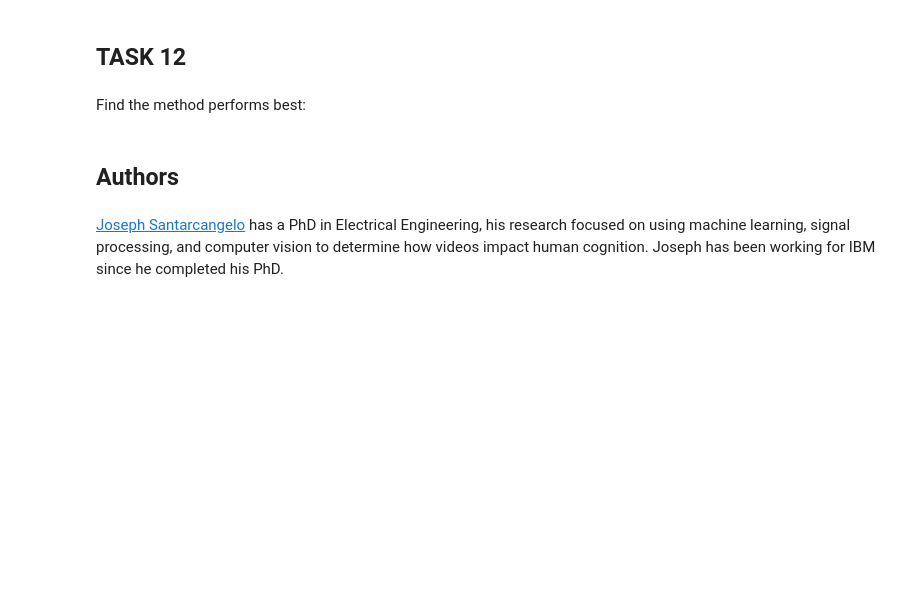
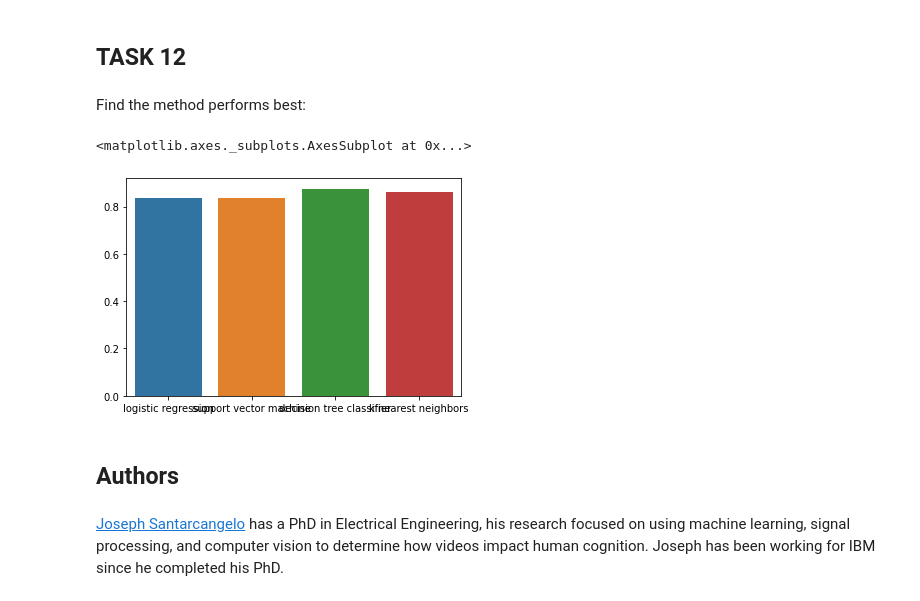
Before and after one commit to SiaChenGitHub/IBM, a Jupyter notebook: model7.ipynb, the cells around one changed output. Cells and saved outputs as stored; diff of their text form; code cells hidden in the pictures; blank space fills up the shorter version.

```diff
--- a/model7.ipynb
+++ b/model7.ipynb
@@ -343,6 +343,13 @@ plot_confusion_matrix(Y_test,yhat)
 ## TASK  12
 # %% [markdown]
 Find the method performs best:
+# %%
+Model=['logistic regression','support vector machine','decision tree classifier','k nearest neighbors']
+Accuracy=[0.8342857142857143,0.8342857142857142,0.8752380952380954,0.8609523809523811]
+sns.barplot(x=Model,y=Accuracy)
+# %% [output]
+<matplotlib.axes._subplots.AxesSubplot at 0x...>
+[figure, added]
 # %% [markdown]
 ## Authors
 # %% [markdown]
```
Also changed, not shown: parts of 2 cells of this notebook.
